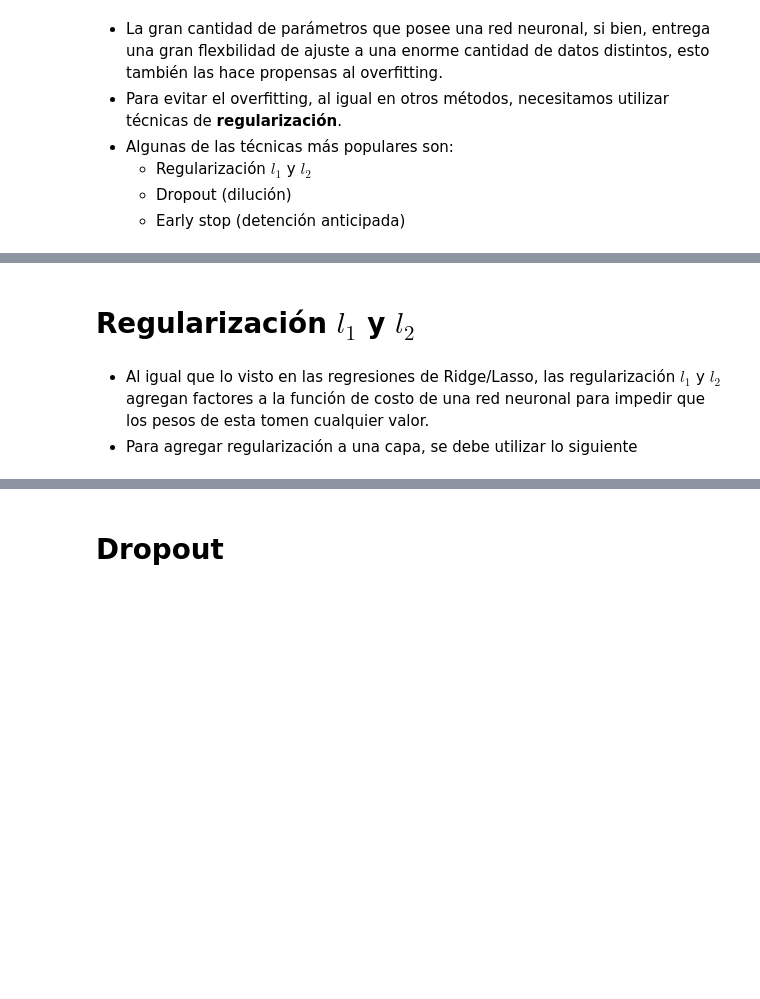
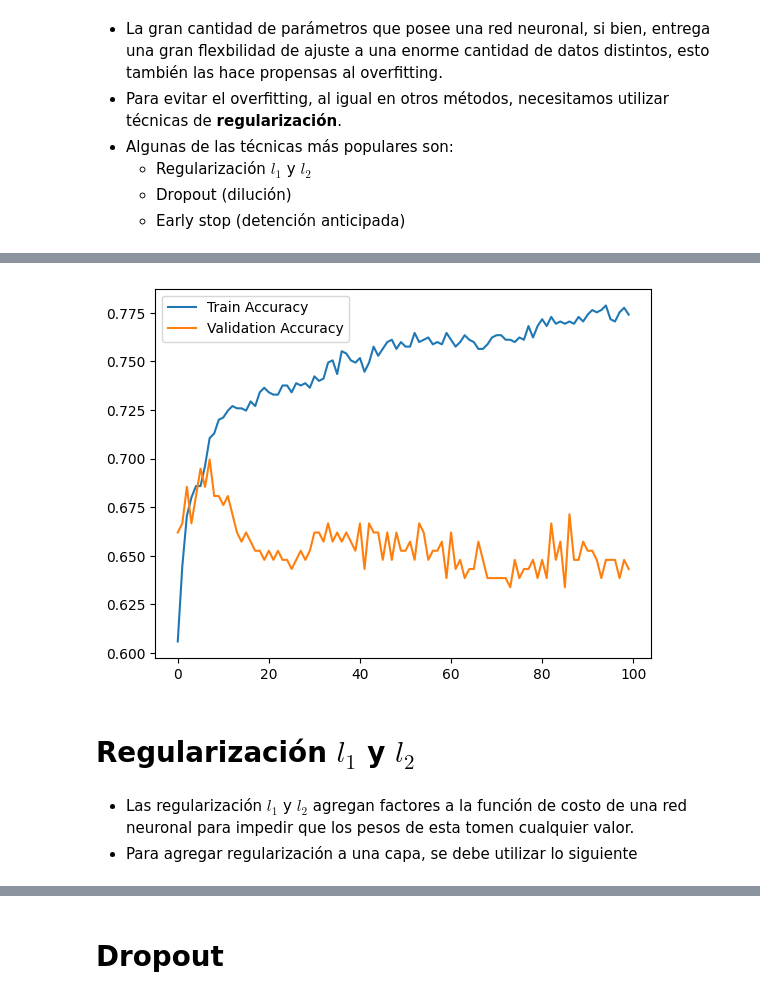
Before and after one commit to polivares/DataScience2022-3, a Jupyter notebook: 11-NeuralNetworks/11-NeuralNetworks.ipynb, the cells around one changed output, grey strips where cells are left out. Drawn from its saved outputs; the diff is of its cells as text; code cells hidden in the pictures; blank space fills up the shorter version.

```diff
--- a/11-NeuralNetworks/11-NeuralNetworks.ipynb
+++ b/11-NeuralNetworks/11-NeuralNetworks.ipynb
@@ -223,7 +305,14 @@ plt.legend();
+# %%
+# Visualizar el accuracy
+plt.plot(history.history['accuracy'], label='Train Accuracy')
+plt.plot(history.history['val_accuracy'], label='Validation Accuracy')
+plt.legend();
+# %% [output]
+[figure, added]
 # %% [markdown]
 # Regularización $l_1$ y $l_2$
 # %% [markdown]
-- Al igual que lo visto en las regresiones de Ridge/Lasso, las regularización $l_1$ y $l_2$ agregan factores a la función de costo de una red neuronal para impedir que los pesos de esta tomen cualquier valor.
+- Las regularización $l_1$ y $l_2$ agregan factores a la función de costo de una red neuronal para impedir que los pesos de esta tomen cualquier valor.
 - Para agregar regularización a una capa, se debe utilizar lo siguiente
 # %%
 from tensorflow.keras.regularizers import l2
```
Also changed, not shown: parts of 21 cells of this notebook.
